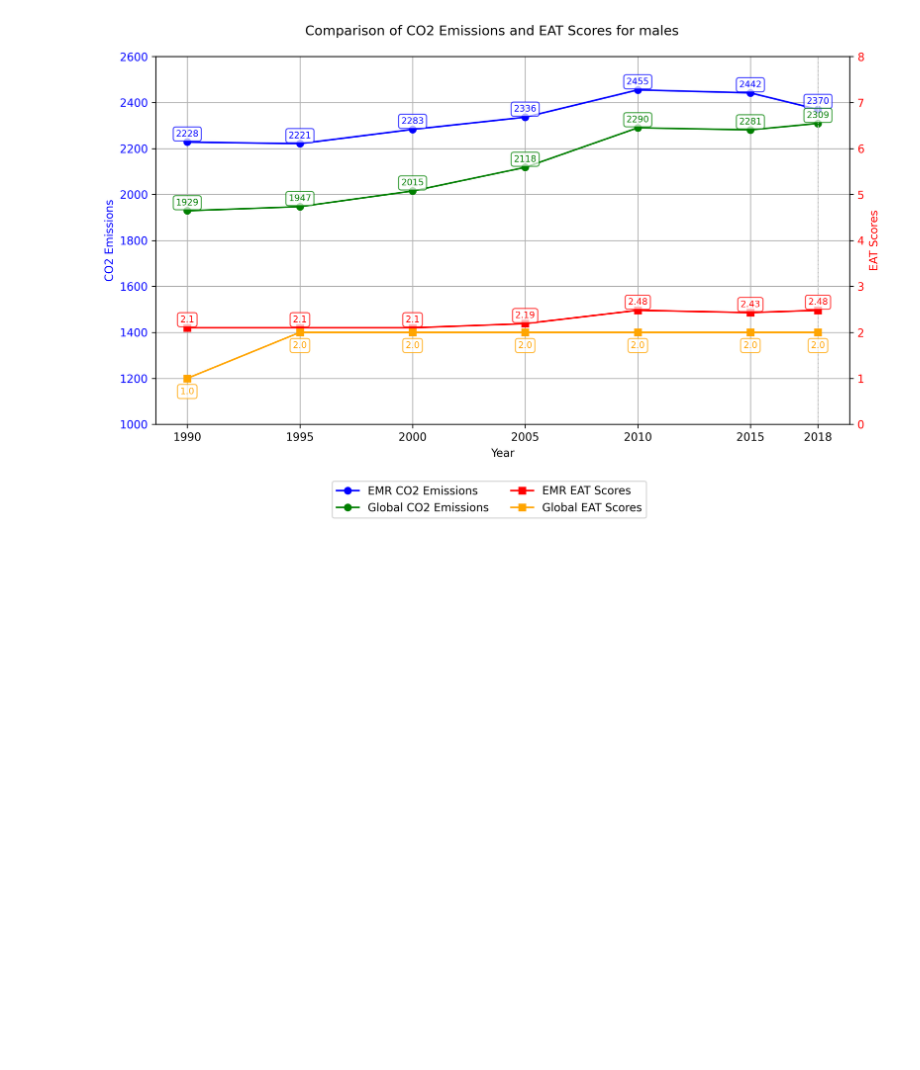
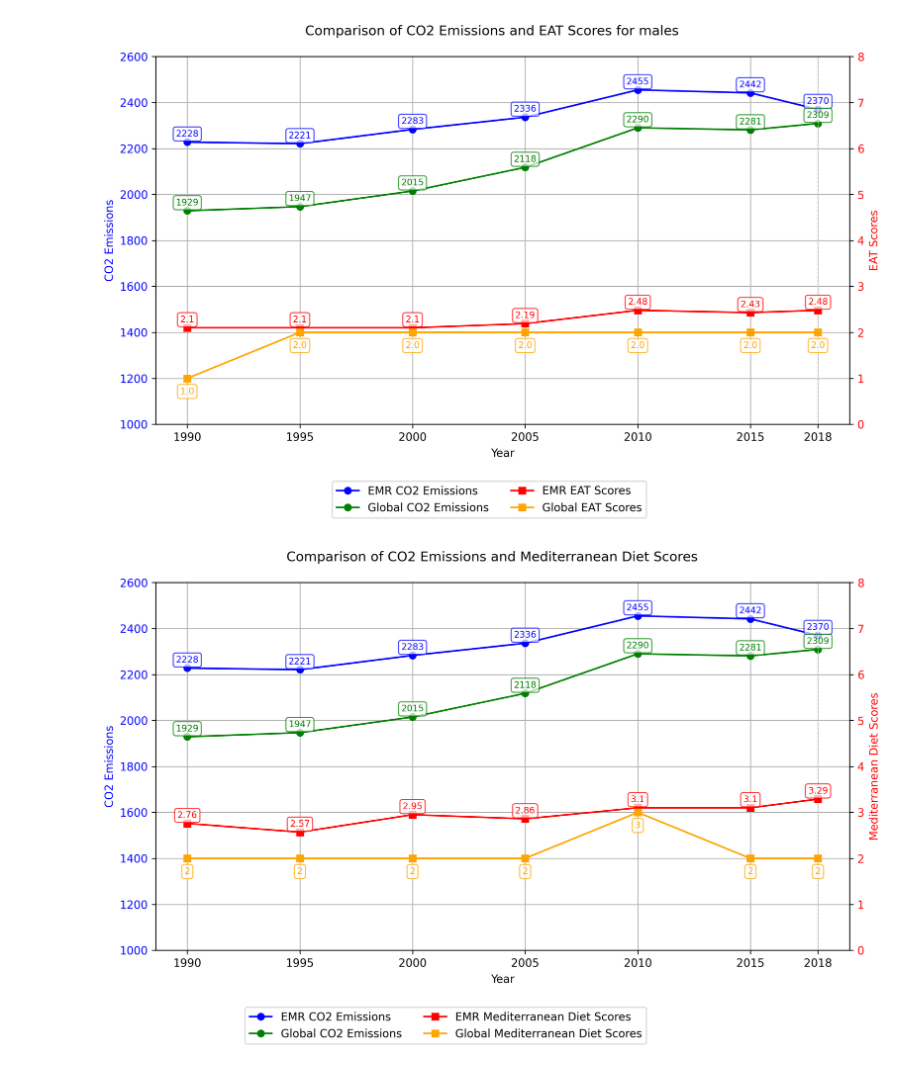
Before and after one commit to iMaatin/climate_change, a Jupyter notebook: vis.ipynb, the cells around one changed output. Saved outputs shown, nothing was run; the diff lists cells and outputs as text; code cells hidden in the pictures; blank space fills up the shorter version.

Commit message:
added medi plots

```diff
--- a/vis.ipynb
+++ b/vis.ipynb
@@ -365,3 +365,78 @@ eat_plots(emr_co2, global_co2, em_eat_male, gl_eat_male, 'EAT', 'males')
 # %% [output]
 [figure]
 [figure]
+# %%
+emr_medit = pd.read_csv(r'diet_calc\scores\medit_new\total_all.csv')
+glo_medit = pd.read_csv(r'diet_calc\scores\medit_new\global\total_all.csv')
+
+def medit_plots(emr_co2, global_co2, emr_diet, global_diet, name: str, gender: str = 'all'):
+    emr_all_co2 = emr_co2.groupby('year').agg({'emissions': 'mean'}).reset_index().round(0).astype({'emissions': int})[:7]
+    global_all_co2 = global_co2[:7].round(0).astype({'emissions': int})
+
+    emr_diet_ready = pd.DataFrame({'year': emr_diet.columns[1:8].astype(int), 'score': emr_diet.mean(axis=0, numeric_only=True).round(2)[:7].values})
+    global_diet_ready = global_diet[:7]
+
+    fig, ax1 = plt.subplots(figsize=(10, 6), dpi=300)
+    # Plot CO2 emissions on the left y-axis
+    ax1.plot(emr_all_co2['year'], emr_all_co2['emissions'], label='EMR CO2 Emissions', marker='o', color='blue')
+    ax1.plot(global_all_co2['year'], global_all_co2['emissions'], label='Global CO2 Emissions', marker='o', color='green')
+    ax1.set_xlabel('Year')
+    ax1.set_ylabel('CO2 Emissions', color='blue')
+    ax1.tick_params(axis='y', labelcolor='blue')
+    ax1.set_ylim(1000, 2600)  # Set emissions axis limits
+    ax1.grid(True)
+
+    # Add vertical gridline for 2018
+    ax1.axvline(x=2018, color='lightgray', linestyle='--', linewidth=0.7)
+
+    # Add 2018 to the x-axis
+    ax1.set_xticks(list(ax1.get_xticks()) + [2018])
+
+    for i, row in emr_all_co2.iterrows():
+        ax1.annotate(f"{row['emissions'].round()}",
+                     (row['year'], row['emissions'].round()),
+                     textcoords="offset points", xytext=(0, 5), ha='center',
+                     fontsize=8, color='blue',
+                     bbox=dict(boxstyle="round,pad=0.3", edgecolor='blue', facecolor='white', alpha=0.7))
+    for i, row in global_all_co2.iterrows():
+        ax1.annotate(f"{row['emissions'].round()}",
+                     (row['year'], row['emissions'].round()),
+                     textcoords="offset points", xytext=(0, 5), ha='center',
+                     fontsize=8, color='green',
+                     bbox=dict(boxstyle="round,pad=0.3", edgecolor='green', facecolor='white', alpha=0.7))
+
+    ax2 = ax1.twinx()
+    ax2.plot(emr_diet_ready['year'], emr_diet_ready['score'], label=f'EMR {name} Scores', marker='s', color='red')
+    ax2.plot(global_diet_ready['year'], global_diet_ready['score'], label=f'Global {name} Scores', marker='s', color='orange')
+    ax2.set_ylabel(f'{name} Scores', color='red')
+    ax2.tick_params(axis='y', labelcolor='red')
+    ax2.set_ylim(0, 8)  # Set score axis limits
+
+    # Annotate scores
+    for i, row in emr_diet_ready.iterrows():
+        ax2.annotate(f"{row['score']}",
+                     (row['year'], row['score']),
+                     textcoords="offset points", xytext=(0, 5), ha='center',
+                     fontsize=8, color='red',
+                     bbox=dict(boxstyle="round,pad=0.3", edgecolor='red', facecolor='white', alpha=0.7))
+    for i, row in global_diet_ready.iterrows():
+        ax2.annotate(f"{row['score']}",
+                     (row['year'], row['score'] - 0.1),  # Adjust position to be slightly below the line
+                     textcoords="offset points", xytext=(0, -10), ha='center',
+                     fontsize=8, color='orange',
+                     bbox=dict(boxstyle="round,pad=0.3", edgecolor='orange', facecolor='white', alpha=0.7))
+
+    if gender != 'all':
+        fig.suptitle(f'Comparison of CO2 Emissions and {name} Scores for {gender}')
+    else:
+        fig.suptitle(f'Comparison of CO2 Emissions and {name} Scores')
+
+    fig.legend(loc='center right', bbox_to_anchor=(0.7, -0.01), ncol=2)  # Move legend outside
+    plt.tight_layout(rect=[0, 0.05, 1, 1])  # Adjust layout to make space for the legend
+    os.makedirs(f'figures\{gender}', exist_ok=True)
+    plt.savefig(f'figures\{gender}\{name}_co2_diet.png', dpi=300, bbox_inches='tight')
+    plt.show()
+
+medit_plots(emr_co2, global_co2, emr_medit, glo_medit, 'Mediterranean Diet', 'all')
+# %% [output]
+[figure, added]
```
Also changed, not shown: parts of 1 cell of this notebook, 3 other files.
